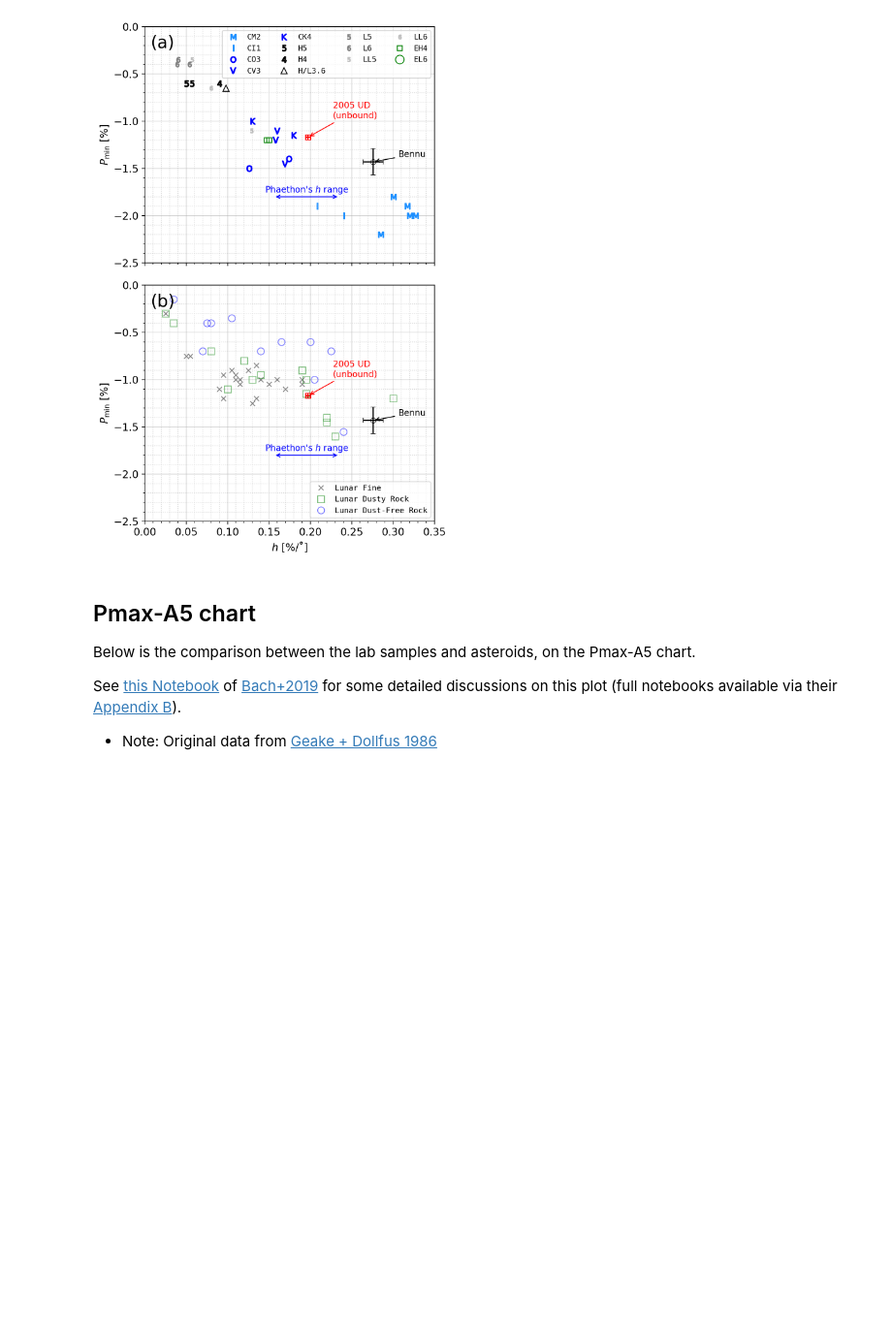
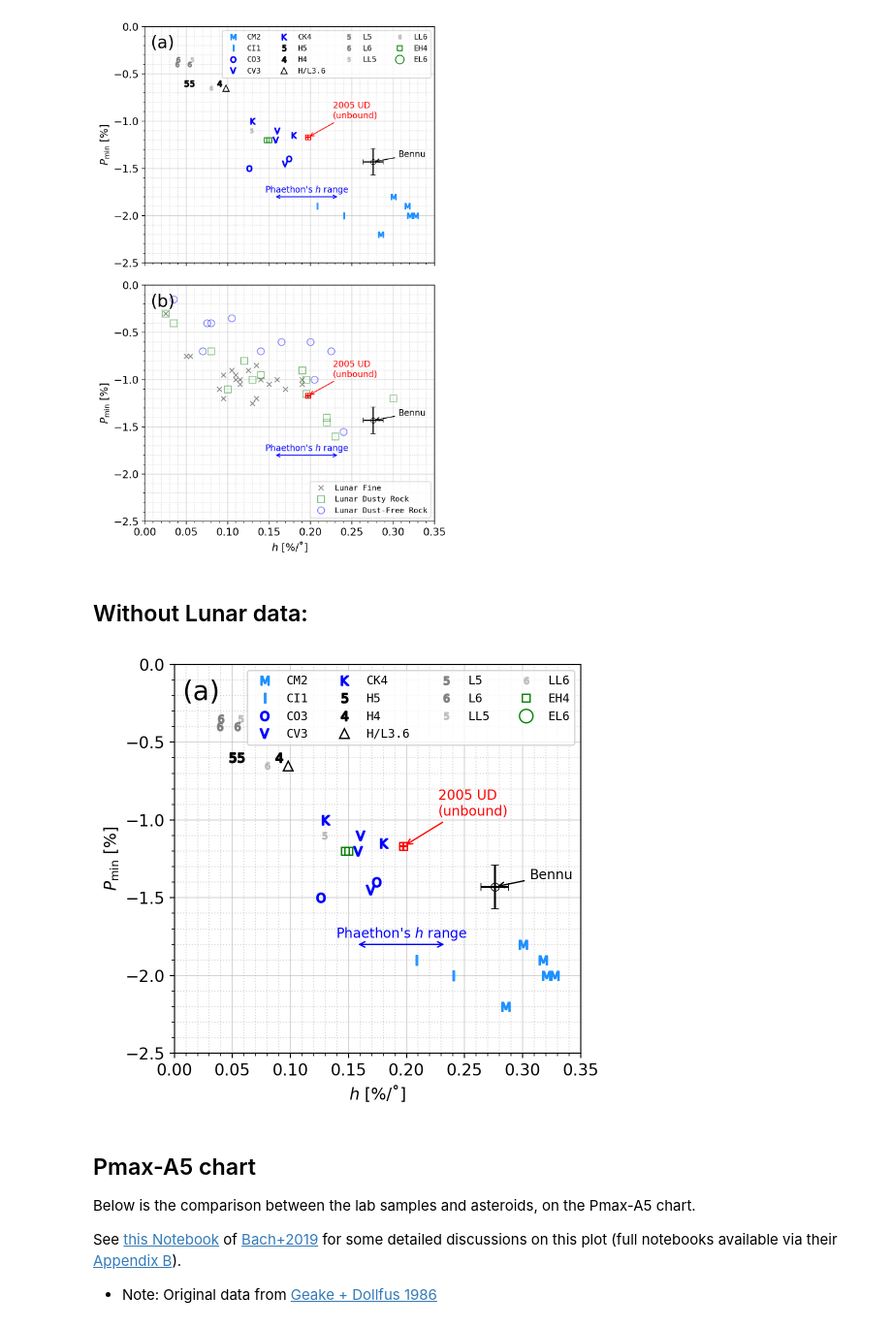
Before and after one commit to ysBach/IshiguroM_etal_155140_2005UD, a Jupyter notebook: polarimetry/Comparison_with_others.ipynb, the cells around one changed output. Shown at 97% size. Drawn from its saved outputs; the diff is of its cells as text; code cells hidden in the pictures; blank space fills up the shorter version.

Commit message:
update figures during revision 1

```diff
--- a/polarimetry/Comparison_with_others.ipynb
+++ b/polarimetry/Comparison_with_others.ipynb
@@ -305,6 +429,80 @@ plt.savefig(FIGDIR/"h-Pmin.pdf")
 plt.show()
 # %% [output]
 [figure]
+# %% [markdown]
+## Without Lunar data:
+# %%
+fig, axs = plt.subplots(1, 1, figsize=(5.5, 5),
+                        sharex=True, sharey=True, gridspec_kw=None)
+
+axm = axs  # meteorites
+
+xval, yval = "h", "Pmin"
+for t, kw in kws_m.items():
+    df1 = df_m1.loc[df_m1["type"] == t]
+    df2 = df_m2.loc[df_m2["type"] == t]
+    axm.plot(df1[xval], df1[yval], ls='', **kw, label=t)
+    axm.plot(df2[xval], df2[yval], ls='', **kw)
+    # For triangular markers, center is difficult to know so I put ``+'' like grid to legend by using errorbar
+
+annotkw1 = dict(color='r', fontsize=10, xycoords='data',
+                arrowprops=dict(arrowstyle="->", color='r'))
+annotkw2 = dict(color='k', fontsize=10, xycoords='data',
+                arrowprops=dict(arrowstyle="->", color='k'))
+annotkw3 = dict(color='b', fontsize=10, xycoords='data',
+                arrowprops=dict(arrowstyle="<->", color='b'))
+
+for i, ax in enumerate([axm]):
+    ax.errorbar(uddata[xval][0], uddata[yval][0], **udkw1,
+                xerr=uddata[f"{xval}_err"][0], yerr=uddata[f"{yval}_err"][0])
+#     ax.errorbar(uddata[xval][1], uddata[yval][1], **udkw2,
+#                 xerr=uddata[f"{xval}_err"][1], yerr=uddata[f"{yval}_err"][1])
+    ax.errorbar(bennu[xval], bennu[yval], **bnkw,
+                xerr=bennu[f"{xval}_err"], yerr=bennu[f"{yval}_err"])
+    ax.annotate(
+        "2005 UD\n(unbound)",
+        xy=(uddata[xval][0], uddata[yval][0]),
+        xytext=(uddata[xval][0] + 0.03, uddata[yval][0] + 0.2),
+        **annotkw1,
+    )
+    ax.annotate(
+        "Bennu",
+        xy=(bennu[xval], bennu[yval]),
+        xytext=(bennu[xval] + 0.03, bennu[yval] + 0.05),
+        **annotkw2
+    )
+    ax.annotate(
+        '',
+        xy=(min(h_phae), -1.8),
+        xytext=(max(h_phae), -1.8),
+        color='b', fontsize=10, xycoords='data',
+        arrowprops=dict(arrowstyle="<->", color='b')
+    )
+    ax.annotate(
+        "Phaethon's $h$ range",
+        xy=(np.mean(h_phae), -1.8),
+        horizontalalignment='center',
+        xytext=(0, 5),
+        color='b', fontsize=10, xycoords='data',
+        textcoords='offset points',
+#         arrowprops=dict(arrowstyle="", color='b')
+    )
+    ax.text(0.02, 0.91, abc[i], transform=ax.transAxes, fontsize=20)
+
+axm.legend(loc=1, ncol=4, prop={'family': 'monospace', 'size': 9})
+# axm.legend(bbox_to_anchor=(1, 1), fontsize=10)
+
+axm.set(ylabel=r"$P_\mathrm{min}$ [%]", xlabel=r"$h$ [%/˚]", ylim=(-2.5, 0), xlim=(0, 0.35))
+
+yvu.linticker([axm], xmajlockws=0.05, xminlockws=0.01, ymajlockws=0.5, yminlockws=0.1)
+
+plt.tight_layout()
+fig.align_ylabels(axs)
+fig.align_xlabels(axs)
+plt.savefig(FIGDIR/"h-Pmin.pdf")
+plt.show()
+# %% [output]
+[figure, added]
 # %% [markdown]
 ## Pmax-A5 chart
 Below is the comparison between the lab samples and asteroids, on the Pmax-A5 chart.
```
Also changed, not shown: parts of 6 cells of this notebook.
